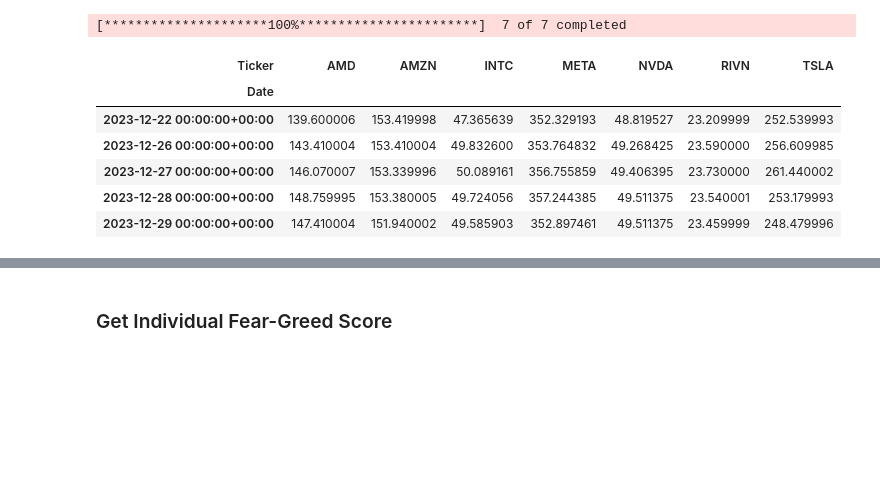
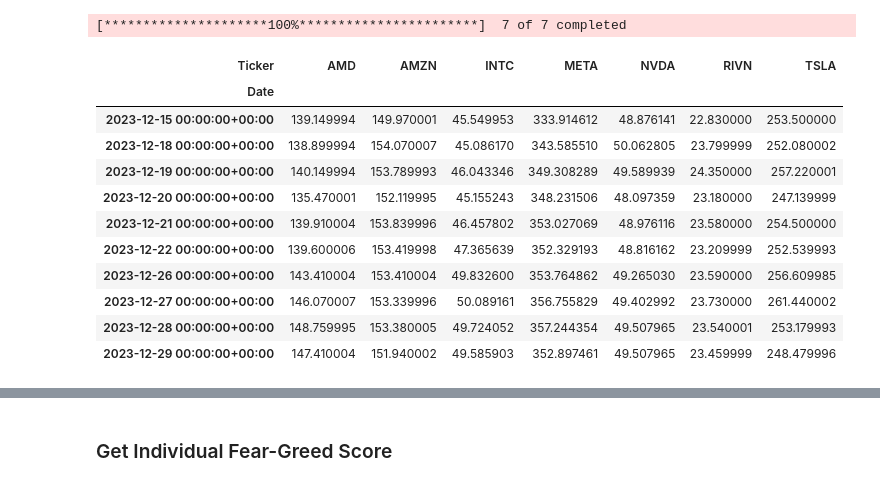
Before and after one commit to chantalmaskell/Black_Litterman_Portfolio_Optimisation, a Jupyter notebook: fear_greed_black_litterman.ipynb, the cells around one changed output, grey strips where cells are left out. Cells and saved outputs as stored; diff of their text form; code cells hidden in the pictures; blank space fills up the shorter version.

```diff
--- a/fear_greed_black_litterman.ipynb
+++ b/fear_greed_black_litterman.ipynb
@@ -16,33 +17,35 @@ end_date = '2024-01-01'
 # %%
 data = yf.download(tickers, start=start_date, end=end_date)
 data.to_csv("./Data/historical_data.csv")
 
 closing_prices = data["Adj Close"]
-
 returns = np.log(closing_prices / closing_prices.shift(1).dropna())
 
 def get_market_prices_and_caps(tickers, start_date, end_date):
-    # VOO is Vanguard S&P 500 ETF
     market_prices = yf.download("VOO", start=start_date, end=end_date)["Adj Close"]
-    # market_returns = np.log(market_prices / market_prices.shift(1)).dropna()
 
     market_caps = {}
     for ticker in tickers:
         stock = yf.Ticker(ticker)
-        market_caps[ticker] = stock.info.get("marketCap", None)  # Get market cap, with None if missing
+        market_caps[ticker] = stock.info.get("marketCap", None)
 
     return market_prices, market_caps
 
-closing_prices.tail()
+closing_prices.tail(10)
 # %% [output]
 [*********************100%***********************]  7 of 7 completed
 | Ticker | AMD | AMZN | INTC | META | NVDA | RIVN | TSLA |
 | Date |  |  |  |  |  |  |  |
-| 2023-12-22 00:00:00+00:00 | 139.600006 | 153.419998 | 47.365639 | 352.329193 | 48.819527 | 23.209999 | 252.539993 |
-| 2023-12-26 00:00:00+00:00 | 143.410004 | 153.410004 | 49.832600 | 353.764832 | 49.268425 | 23.590000 | 256.609985 |
-| 2023-12-27 00:00:00+00:00 | 146.070007 | 153.339996 | 50.089161 | 356.755859 | 49.406395 | 23.730000 | 261.440002 |
-| 2023-12-28 00:00:00+00:00 | 148.759995 | 153.380005 | 49.724056 | 357.244385 | 49.511375 | 23.540001 | 253.179993 |
-| 2023-12-29 00:00:00+00:00 | 147.410004 | 151.940002 | 49.585903 | 352.897461 | 49.511375 | 23.459999 | 248.479996 |
+| 2023-12-15 00:00:00+00:00 | 139.149994 | 149.970001 | 45.549953 | 333.914612 | 48.876141 | 22.830000 | 253.500000 |
+| 2023-12-18 00:00:00+00:00 | 138.899994 | 154.070007 | 45.086170 | 343.585510 | 50.062805 | 23.799999 | 252.080002 |
+| 2023-12-19 00:00:00+00:00 | 140.149994 | 153.789993 | 46.043346 | 349.308289 | 49.589939 | 24.350000 | 257.220001 |
+| 2023-12-20 00:00:00+00:00 | 135.470001 | 152.119995 | 45.155243 | 348.231506 | 48.097359 | 23.180000 | 247.139999 |
+| 2023-12-21 00:00:00+00:00 | 139.910004 | 153.839996 | 46.457802 | 353.027069 | 48.976116 | 23.580000 | 254.500000 |
+| 2023-12-22 00:00:00+00:00 | 139.600006 | 153.419998 | 47.365639 | 352.329193 | 48.816162 | 23.209999 | 252.539993 |
+| 2023-12-26 00:00:00+00:00 | 143.410004 | 153.410004 | 49.832600 | 353.764862 | 49.265030 | 23.590000 | 256.609985 |
+| 2023-12-27 00:00:00+00:00 | 146.070007 | 153.339996 | 50.089161 | 356.755829 | 49.402992 | 23.730000 | 261.440002 |
+| 2023-12-28 00:00:00+00:00 | 148.759995 | 153.380005 | 49.724052 | 357.244354 | 49.507965 | 23.540001 | 253.179993 |
+| 2023-12-29 00:00:00+00:00 | 147.410004 | 151.940002 | 49.585903 | 352.897461 | 49.507965 | 23.459999 | 248.479996 |
 # %%
 fg_covariance_matrix = returns.cov()
 plotting.plot_covariance(fg_covariance_matrix, plot_correlation=True)
```
Also changed, not shown: parts of 10 cells of this notebook.
